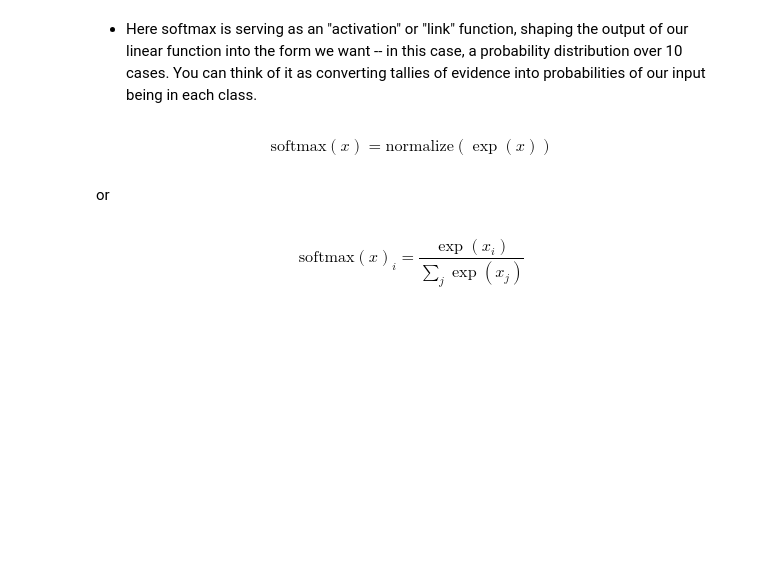
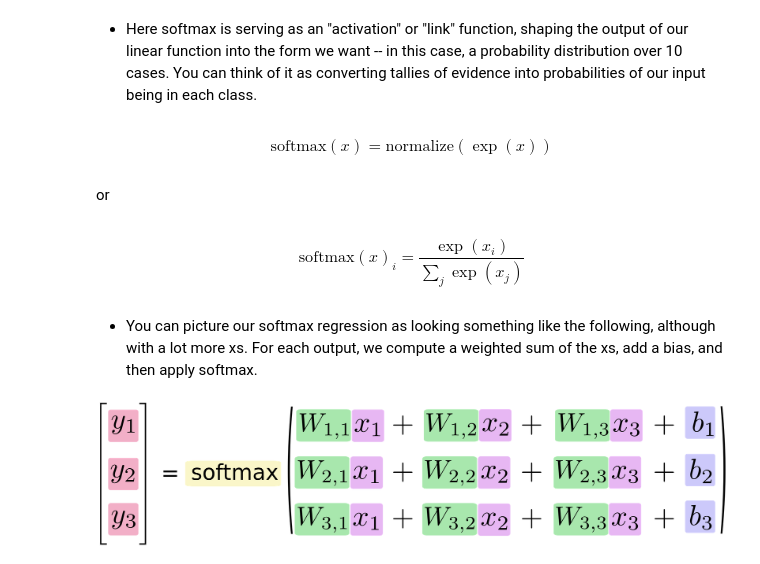
Before and after one commit to mulhod/tensorflow_tutorials, a Jupyter notebook: tutorial_notebooks/MNIST_for_ML_Beginners/MNIST_for_ML_Beginners.ipynb, the cells around one changed output. Drawn from its saved outputs; the diff is of its cells as text; code cells hidden in the pictures; blank space fills up the shorter version.

```diff
--- a/tutorial_notebooks/MNIST_for_ML_Beginners/MNIST_for_ML_Beginners.ipynb
+++ b/tutorial_notebooks/MNIST_for_ML_Beginners/MNIST_for_ML_Beginners.ipynb
@@ -61,3 +62,9 @@ or
 display(Math(r'\text{softmax}(x)_i = \frac{\exp(x_i)}{\sum_j \exp(x_j)}'))
 # %% [output]
 $$\text{softmax}(x)_i = \frac{\exp(x_i)}{\sum_j \exp(x_j)}$$
+# %% [markdown]
+- You can picture our softmax regression as looking something like the following, although with a lot more xs. For each output, we compute a weighted sum of the xs, add a bias, and then apply softmax.
+# %%
+Image(filename='../MNIST_for_ML_Beginners/softmax-regression-scalarequation.png')
+# %% [output]
+[figure, added]
```
Also changed, not shown: parts of 29 cells of this notebook, 4 other files.
